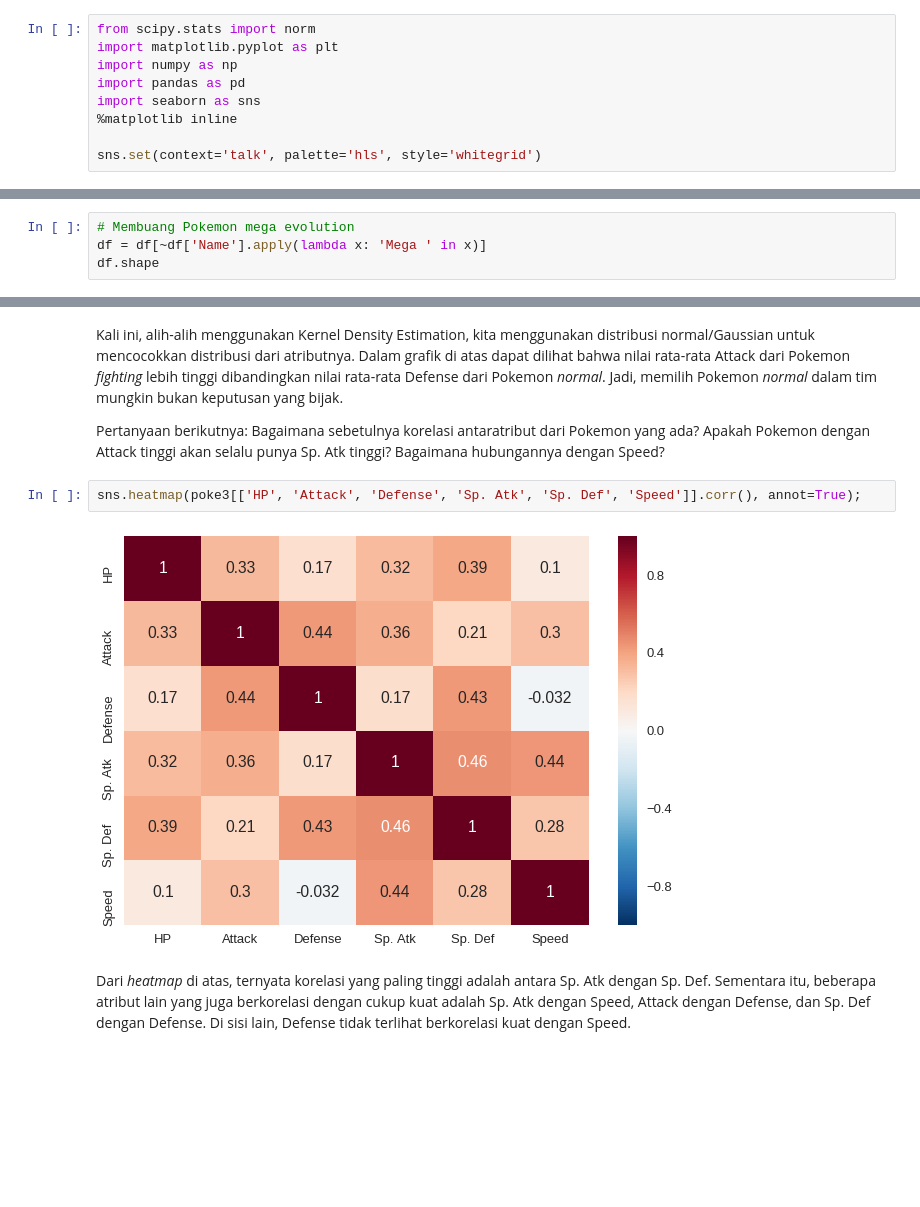
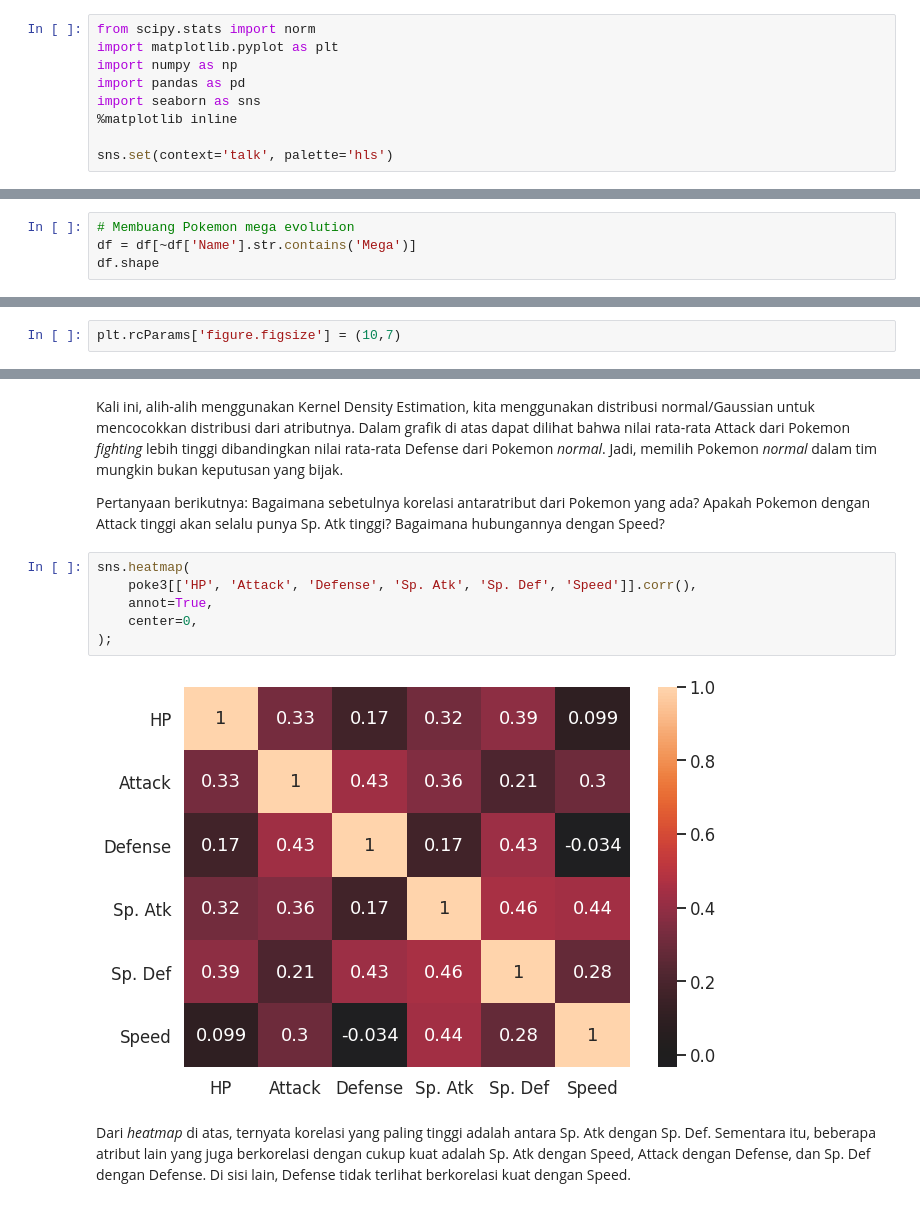
Before and after one commit to aliakbars/uai-dm, a Jupyter notebook: scripts/lab1.ipynb, the cells around one changed output, grey strips where cells are left out. Saved outputs shown, nothing was run; the diff lists cells and outputs as text; blank space fills up the shorter version.

```diff
--- a/scripts/lab1.ipynb
+++ b/scripts/lab1.ipynb
@@ -20,7 +20,7 @@ import pandas as pd
 import seaborn as sns
 %matplotlib inline
 
-sns.set(context='talk', palette='hls', style='whitegrid')
+sns.set(context='talk', palette='hls')
 # %% [markdown]
 ## Manipulasi dan Deskripsi Data
 
@@ -76,5 +75,5 @@ df[df['Name'].apply(lambda x: 'Mega ' in x)]
 # %%
 # Membuang Pokemon mega evolution
-df = df[~df['Name'].apply(lambda x: 'Mega ' in x)]
+df = df[~df['Name'].str.contains('Mega')]
 df.shape
 # %% [output]
@@ -156,6 +155,8 @@ Faktanya, tiga tipe 1 terbanyak dari Pokemon legendaris adalah *dragon*, *psychi
 ## Visualisasi Data
 
 Untuk tahu lebih pasti, kita dapat menggambarkan nilai total atribut untuk mengetahui perbedaan distribusi Pokemon legendaris dan biasa. Hal ini bisa dilakukan dengan membuat histogram.
+# %%
+plt.rcParams['figure.figsize'] = (10,7)
 # %%
 sns.distplot(df[df['Legendary'] == True]['Total'], label='Legendary')
 sns.distplot(df[df['Legendary'] == False]['Total'], label='Common')
@@ -252,9 +257,13 @@ Kali ini, alih-alih menggunakan Kernel Density Estimation, kita menggunakan dist
 
 Pertanyaan berikutnya: Bagaimana sebetulnya korelasi antaratribut dari Pokemon yang ada? Apakah Pokemon dengan Attack tinggi akan selalu punya Sp. Atk tinggi? Bagaimana hubungannya dengan Speed?
 # %%
-sns.heatmap(poke3[['HP', 'Attack', 'Defense', 'Sp. Atk', 'Sp. Def', 'Speed']].corr(), annot=True);
+sns.heatmap(
+    poke3[['HP', 'Attack', 'Defense', 'Sp. Atk', 'Sp. Def', 'Speed']].corr(),
+    annot=True,
+    center=0,
+);
 # %% [output]
-[figure, old version]
+[figure, new version]
 # %% [markdown]
 Dari *heatmap* di atas, ternyata korelasi yang paling tinggi adalah antara Sp. Atk dengan Sp. Def. Sementara itu, beberapa atribut lain yang juga berkorelasi dengan cukup kuat adalah Sp. Atk dengan Speed, Attack dengan Defense, dan Sp. Def dengan Defense. Di sisi lain, Defense tidak terlihat berkorelasi kuat dengan Speed.
 # %% [markdown]
```
Also changed, not shown: parts of 15 cells of this notebook.
